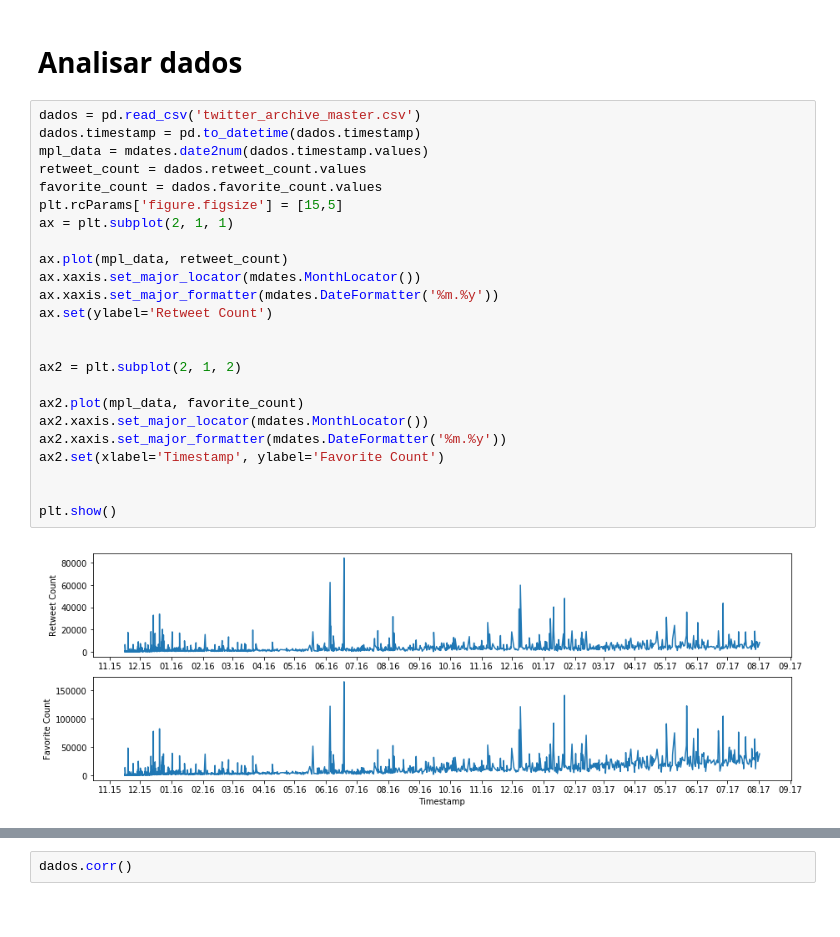
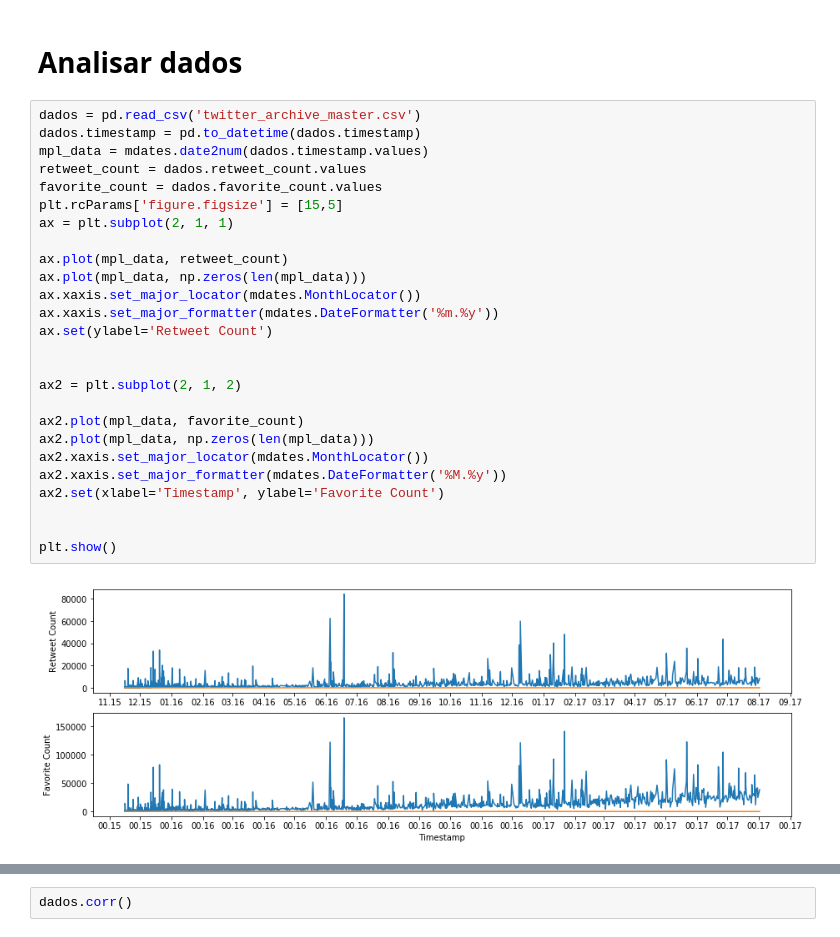
Before and after one commit to samaraluyza/WeRateDogs, a Jupyter notebook: wrangle_act.ipynb, the cells around one changed output, grey strips where cells are left out. Cells and saved outputs as stored; diff of their text form.

```diff
--- a/wrangle_act.ipynb
+++ b/wrangle_act.ipynb
@@ -544,29 +544,31 @@ twitter_archive_master.to_csv(path_or_buf='twitter_archive_master.csv')
 # %%
 dados = pd.read_csv('twitter_archive_master.csv')
 dados.timestamp = pd.to_datetime(dados.timestamp)
 mpl_data = mdates.date2num(dados.timestamp.values)
 retweet_count = dados.retweet_count.values
 favorite_count = dados.favorite_count.values
 plt.rcParams['figure.figsize'] = [15,5]
 ax = plt.subplot(2, 1, 1)
 
 ax.plot(mpl_data, retweet_count)
+ax.plot(mpl_data, np.zeros(len(mpl_data)))
 ax.xaxis.set_major_locator(mdates.MonthLocator())
 ax.xaxis.set_major_formatter(mdates.DateFormatter('%m.%y'))
 ax.set(ylabel='Retweet Count')
 
 
 ax2 = plt.subplot(2, 1, 2)
 
 ax2.plot(mpl_data, favorite_count)
+ax2.plot(mpl_data, np.zeros(len(mpl_data)))
 ax2.xaxis.set_major_locator(mdates.MonthLocator())
-ax2.xaxis.set_major_formatter(mdates.DateFormatter('%m.%y'))
+ax2.xaxis.set_major_formatter(mdates.DateFormatter('%M.%y'))
 ax2.set(xlabel='Timestamp', ylabel='Favorite Count')
 
 
 plt.show()
 # %% [output]
-[figure, old version]
+[figure, new version]
 # %%
 ax = plt.subplot()
 
```
Also changed, not shown: parts of 8 cells of this notebook, 3 other files.
